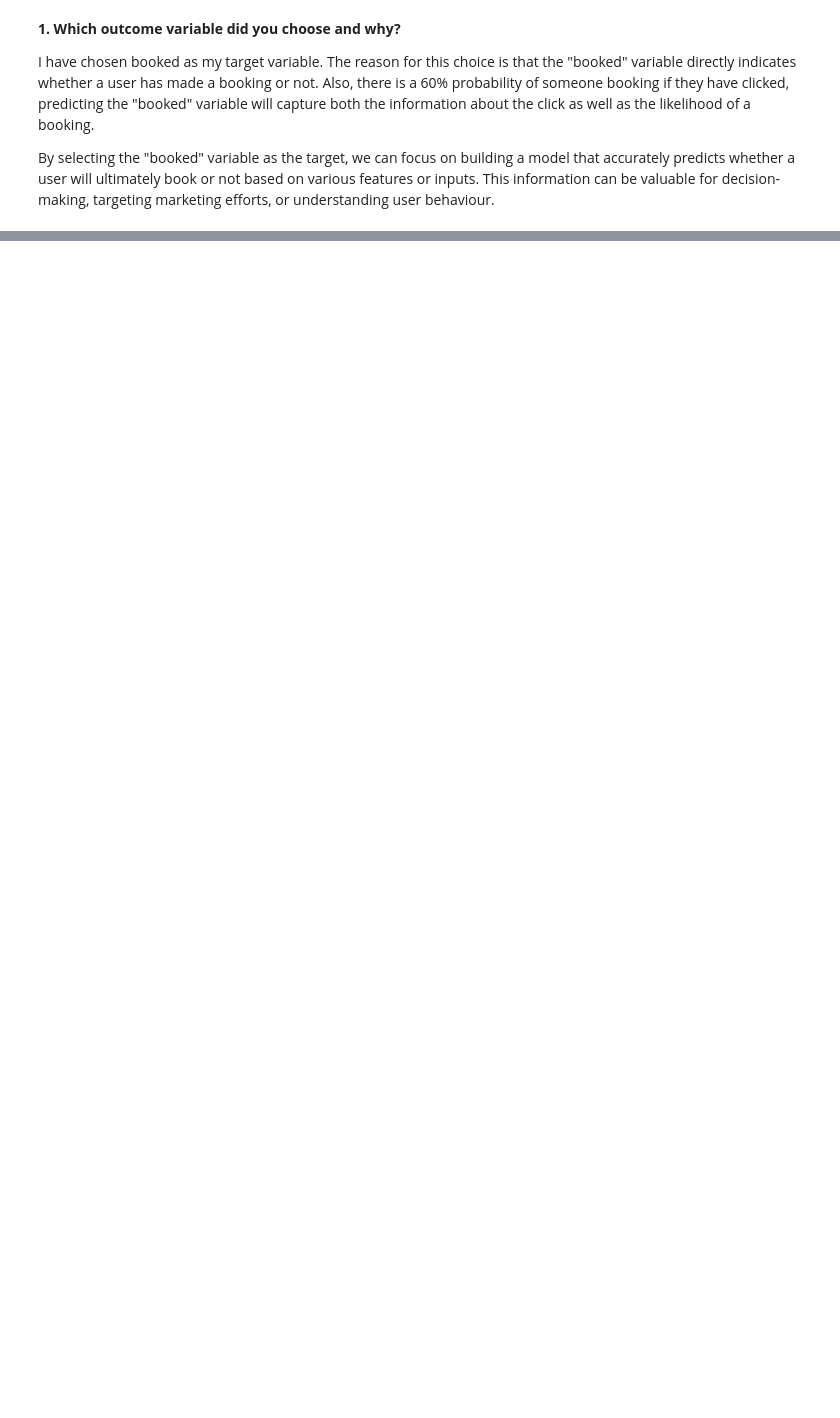
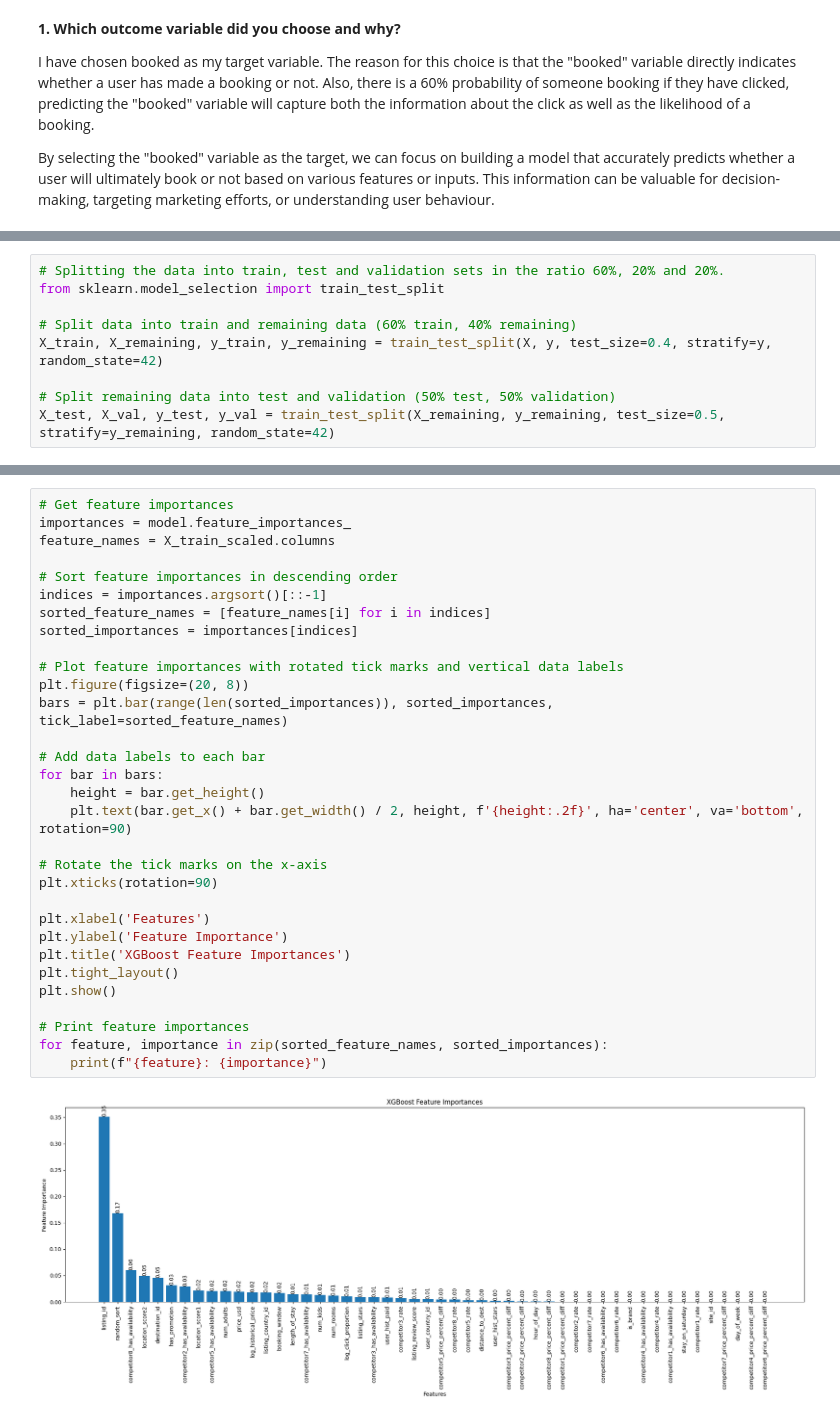
Before and after one commit to manish-tripathi/Amplify-Analytix-Task, a Jupyter notebook: data-science-task.ipynb, the cells around one changed output, grey strips where cells are left out. Saved outputs shown, nothing was run; the diff lists cells and outputs as text; blank space fills up the shorter version.

```diff
--- a/data-science-task.ipynb
+++ b/data-science-task.ipynb
@@ -778,0 +827,9 @@ By selecting the "booked" variable as the target, we can focus on building a mod
+# %%
+# Splitting the data into train, test and validation sets in the ratio 60%, 20% and 20%.
+from sklearn.model_selection import train_test_split
+
+# Split data into train and remaining data (60% train, 40% remaining)
+X_train, X_remaining, y_train, y_remaining = train_test_split(X, y, test_size=0.4, stratify=y, random_state=42)
+
+# Split remaining data into test and validation (50% test, 50% validation)
+X_test, X_val, y_test, y_val = train_test_split(X_remaining, y_remaining, test_size=0.5, stratify=y_remaining, random_state=42)
@@ -778,0 +961,33 @@ By selecting the "booked" variable as the target, we can focus on building a mod
+# %%
+# Get feature importances
+importances = model.feature_importances_
+feature_names = X_train_scaled.columns
+
+# Sort feature importances in descending order
+indices = importances.argsort()[::-1]
+sorted_feature_names = [feature_names[i] for i in indices]
+sorted_importances = importances[indices]
+
+# Plot feature importances with rotated tick marks and vertical data labels
+plt.figure(figsize=(20, 8))
+bars = plt.bar(range(len(sorted_importances)), sorted_importances, tick_label=sorted_feature_names)
+
+# Add data labels to each bar
+for bar in bars:
+    height = bar.get_height()
+    plt.text(bar.get_x() + bar.get_width() / 2, height, f'{height:.2f}', ha='center', va='bottom', rotation=90)
+
+# Rotate the tick marks on the x-axis
+plt.xticks(rotation=90)
+
+plt.xlabel('Features')
+plt.ylabel('Feature Importance')
+plt.title('XGBoost Feature Importances')
+plt.tight_layout()
+plt.show()
+
+# Print feature importances
+for feature, importance in zip(sorted_feature_names, sorted_importances):
+    print(f"{feature}: {importance}")
+# %% [output]
+[figure, added]
```
Also changed, not shown: parts of 36 cells of this notebook.
